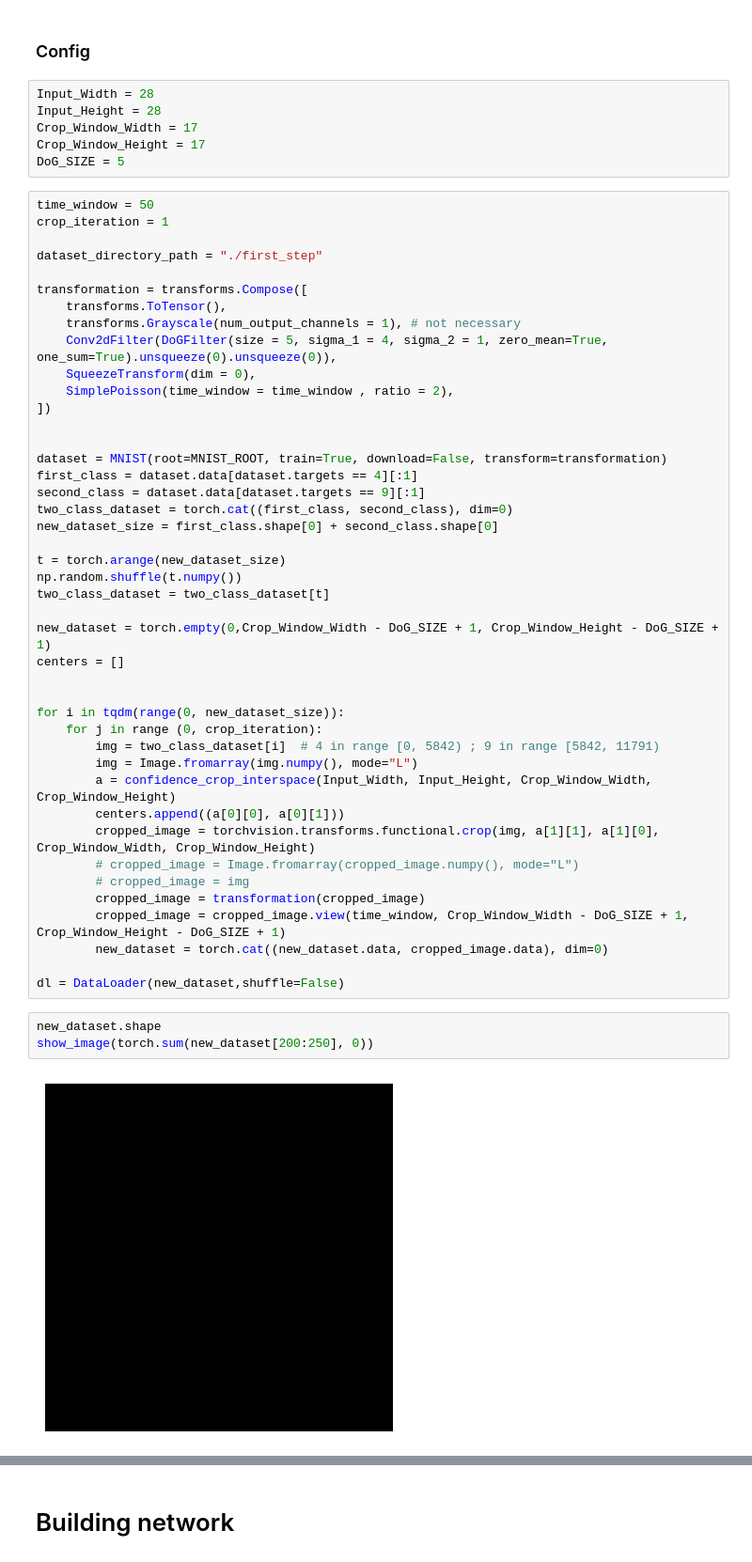
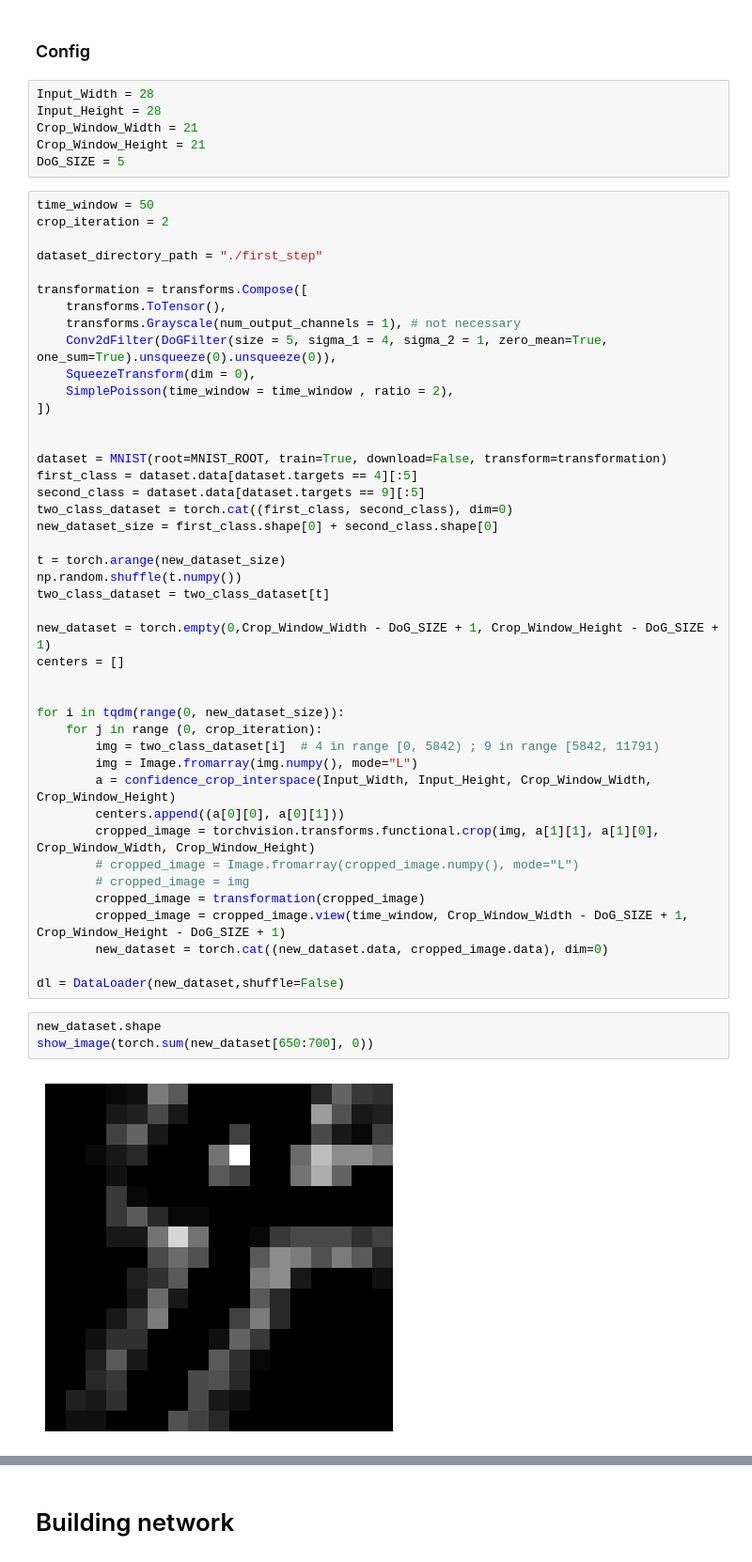
Before and after one commit to a2l5t8/CNRL-Cortical-Column, a Jupyter notebook: src/L423/implementation.ipynb, the cells around one changed output, grey strips where cells are left out. Shown: that part at 94% size. Cells and saved outputs as stored; diff of their text form.

```diff
--- a/src/L423/implementation.ipynb
+++ b/src/L423/implementation.ipynb
@@ -110,12 +110,12 @@ MNIST_ROOT = "./MNIST"
 # %%
 Input_Width = 28
 Input_Height = 28
-Crop_Window_Width = 17
-Crop_Window_Height = 17
+Crop_Window_Width = 21
+Crop_Window_Height = 21
 DoG_SIZE = 5
 # %%
 time_window = 50
-crop_iteration = 1
+crop_iteration = 2
 
 dataset_directory_path = "./first_step"
 
@@ -129,8 +129,8 @@ transformation = transforms.Compose([
 
 
 dataset = MNIST(root=MNIST_ROOT, train=True, download=False, transform=transformation)
-first_class = dataset.data[dataset.targets == 4][:1]
-second_class = dataset.data[dataset.targets == 9][:1]
+first_class = dataset.data[dataset.targets == 4][:5]
+second_class = dataset.data[dataset.targets == 9][:5]
 two_class_dataset = torch.cat((first_class, second_class), dim=0)
 new_dataset_size = first_class.shape[0] + second_class.shape[0]
 
@@ -158,6 +158,6 @@ for i in tqdm(range(0, new_dataset_size)):
 dl = DataLoader(new_dataset,shuffle=False)
 # %%
 new_dataset.shape
-show_image(torch.sum(new_dataset[200:250], 0))
+show_image(torch.sum(new_dataset[650:700], 0))
 # %% [output]
-[figure, old version]
+[figure, new version]
```
Also changed, not shown: parts of 8 cells of this notebook.
